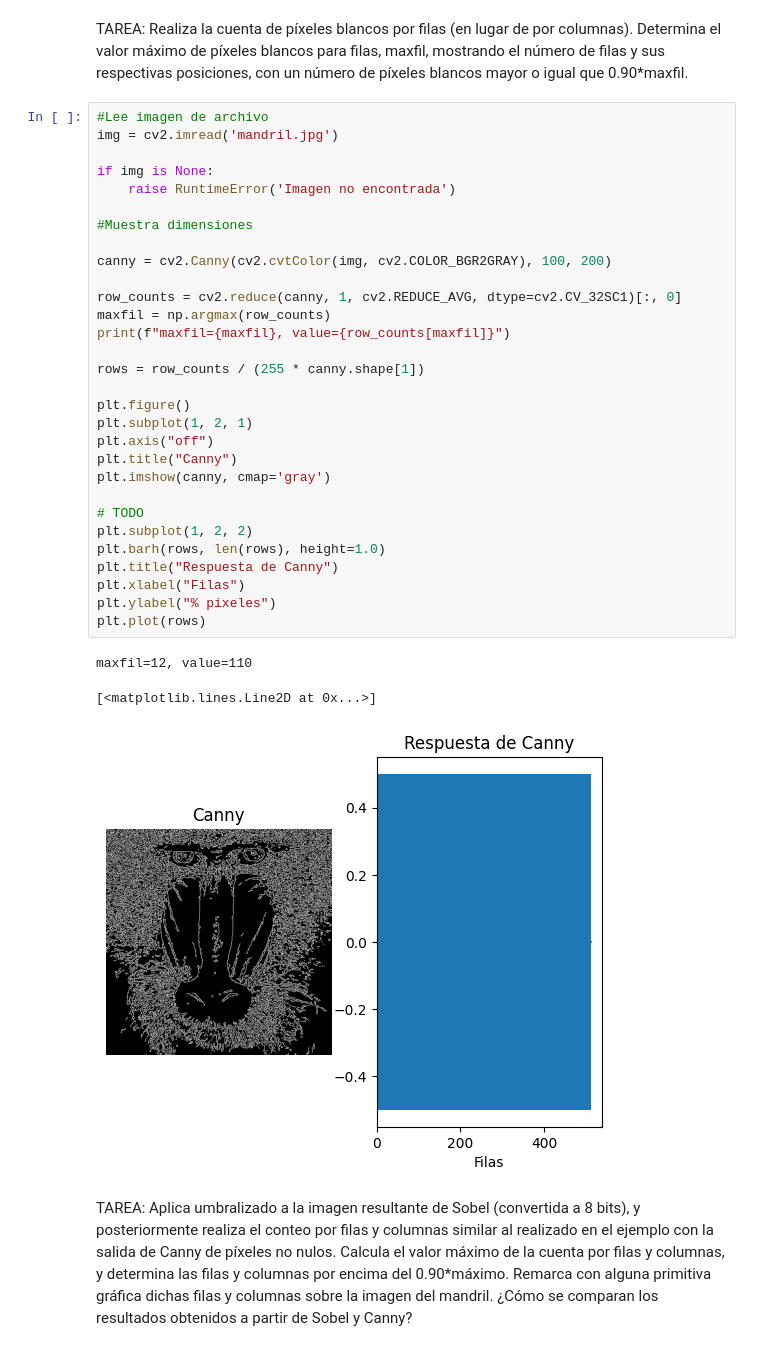
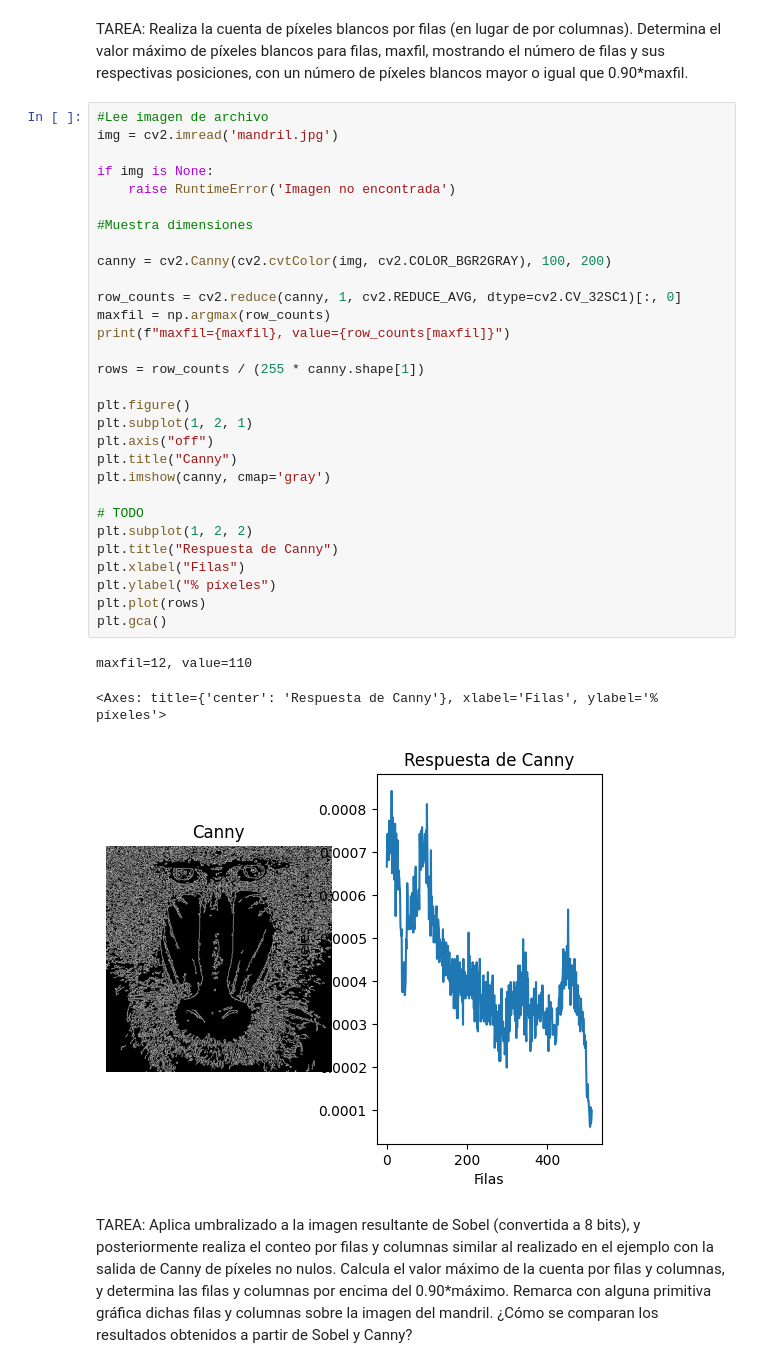
Before and after one commit to slashdotoliver/ulpgc-vc-p2, a Jupyter notebook: P2.ipynb, the cells around one changed output. Cells and saved outputs as stored; diff of their text form.

```diff
--- a/P2.ipynb
+++ b/P2.ipynb
@@ -9,36 +9,36 @@ TAREA: Realiza la cuenta de píxeles blancos por filas (en lugar de por columnas
 #Lee imagen de archivo
 img = cv2.imread('mandril.jpg')
 
 if img is None:
     raise RuntimeError('Imagen no encontrada')
 
 #Muestra dimensiones
 
 canny = cv2.Canny(cv2.cvtColor(img, cv2.COLOR_BGR2GRAY), 100, 200)
 
 row_counts = cv2.reduce(canny, 1, cv2.REDUCE_AVG, dtype=cv2.CV_32SC1)[:, 0]
 maxfil = np.argmax(row_counts)
 print(f"maxfil={maxfil}, value={row_counts[maxfil]}")
 
 rows = row_counts / (255 * canny.shape[1])
 
 plt.figure()
 plt.subplot(1, 2, 1)
 plt.axis("off")
 plt.title("Canny")
 plt.imshow(canny, cmap='gray')
 
 # TODO
 plt.subplot(1, 2, 2)
-plt.barh(rows, len(rows), height=1.0)
 plt.title("Respuesta de Canny")
 plt.xlabel("Filas")
 plt.ylabel("% píxeles")
 plt.plot(rows)
+plt.gca()
 # %% [output]
 maxfil=12, value=110
-[<matplotlib.lines.Line2D at 0x...>]
+<Axes: title={'center': 'Respuesta de Canny'}, xlabel='Filas', ylabel='% píxeles'>
-[figure, old version]
+[figure, new version]
 # %% [markdown]
 TAREA: Aplica umbralizado a la imagen resultante de Sobel (convertida a 8 bits), y posteriormente realiza el conteo por filas y columnas similar al realizado en el ejemplo con la salida de Canny de píxeles no nulos. Calcula el valor máximo de la cuenta por filas y columnas, y determina las filas y columnas por encima del 0.90*máximo. Remarca con alguna primitiva gráfica dichas filas y columnas sobre la imagen del mandril. ¿Cómo se comparan los resultados obtenidos a partir de Sobel y Canny?
 # %% [markdown]
```
Also changed, not shown: 1 other file.
